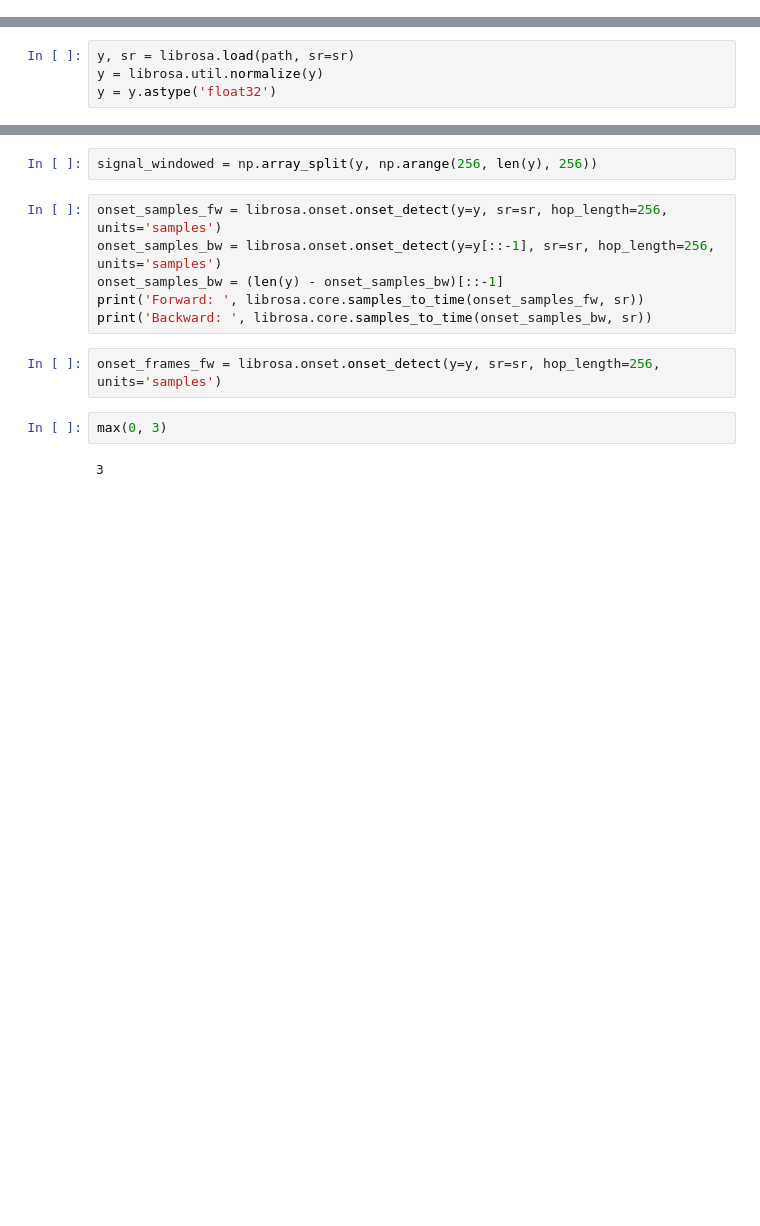
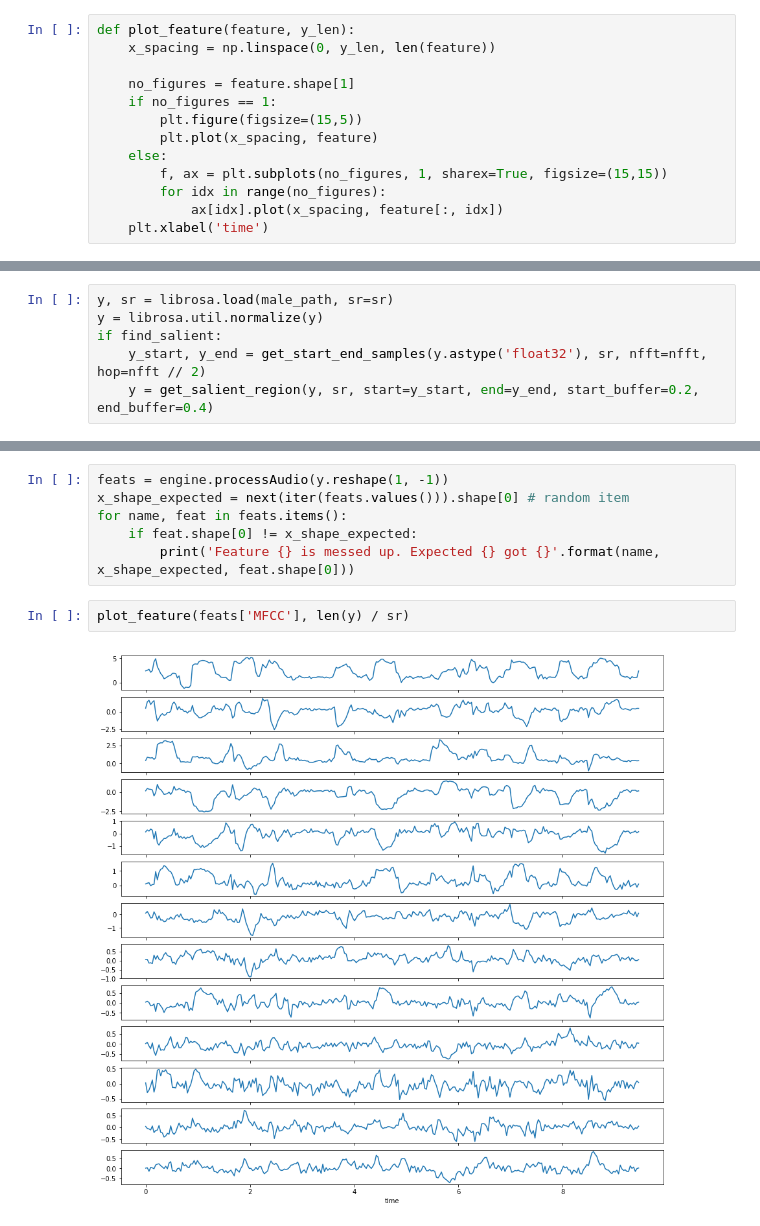
Before and after one commit to RSPB/mfmodel, a Jupyter notebook: extract_features.ipynb, the cells around one changed output, grey strips where cells are left out. Saved outputs shown, nothing was run; the diff lists cells and outputs as text; blank space fills up the shorter version.

```diff
--- a/extract_features.ipynb
+++ b/extract_features.ipynb
@@ -36 +62,14 @@ def get_onsets(signal, sr, nfft, hop, onset_detector_type, onset_threshold=None)
+# %%
+def plot_feature(feature, y_len):
+    x_spacing = np.linspace(0, y_len, len(feature))
+
+    no_figures = feature.shape[1]
+    if no_figures == 1:
+        plt.figure(figsize=(15,5))
+        plt.plot(x_spacing, feature)
+    else:
+        f, ax = plt.subplots(no_figures, 1, sharex=True, figsize=(15,15))
+        for idx in range(no_figures):
+            ax[idx].plot(x_spacing, feature[:, idx])
+    plt.xlabel('time')
 # %%
@@ -49,6 +83,8 @@ engine = yaafelib.Engine()
 engine.load(feature_plan.getDataFlow())
 afp = yaafelib.AudioFileProcessor()
 # %%
-y, sr = librosa.load(path, sr=sr)
+y, sr = librosa.load(male_path, sr=sr)
 y = librosa.util.normalize(y)
-y = y.astype('float32')
+if find_salient:
+    y_start, y_end = get_start_end_samples(y.astype('float32'), sr, nfft=nfft, hop=nfft // 2)
+    y = get_salient_region(y, sr, start=y_start, end=y_end, start_buffer=0.2, end_buffer=0.4)
@@ -71,14 +91,10 @@ len(y) / sr
-# %%
-signal_windowed = np.array_split(y, np.arange(256, len(y), 256))
-# %%
-onset_samples_fw = librosa.onset.onset_detect(y=y, sr=sr, hop_length=256, units='samples')
-onset_samples_bw = librosa.onset.onset_detect(y=y[::-1], sr=sr, hop_length=256, units='samples')
-onset_samples_bw = (len(y) - onset_samples_bw)[::-1]
-print('Forward: ', librosa.core.samples_to_time(onset_samples_fw, sr))
-print('Backward: ', librosa.core.samples_to_time(onset_samples_bw, sr))
-# %%
-onset_frames_fw = librosa.onset.onset_detect(y=y, sr=sr, hop_length=256, units='samples')
-# %%
-max(0, 3)
-# %% [output]
-3
+# %%
+feats = engine.processAudio(y.reshape(1, -1))
+x_shape_expected = next(iter(feats.values())).shape[0] # random item
+for name, feat in feats.items():
+    if feat.shape[0] != x_shape_expected:
+        print('Feature {} is messed up. Expected {} got {}'.format(name, x_shape_expected, feat.shape[0]))
+# %%
+plot_feature(feats['MFCC'], len(y) / sr)
+# %% [output]
+[figure, added]
```
Also changed, not shown: parts of 14 cells of this notebook, 4 other files.
